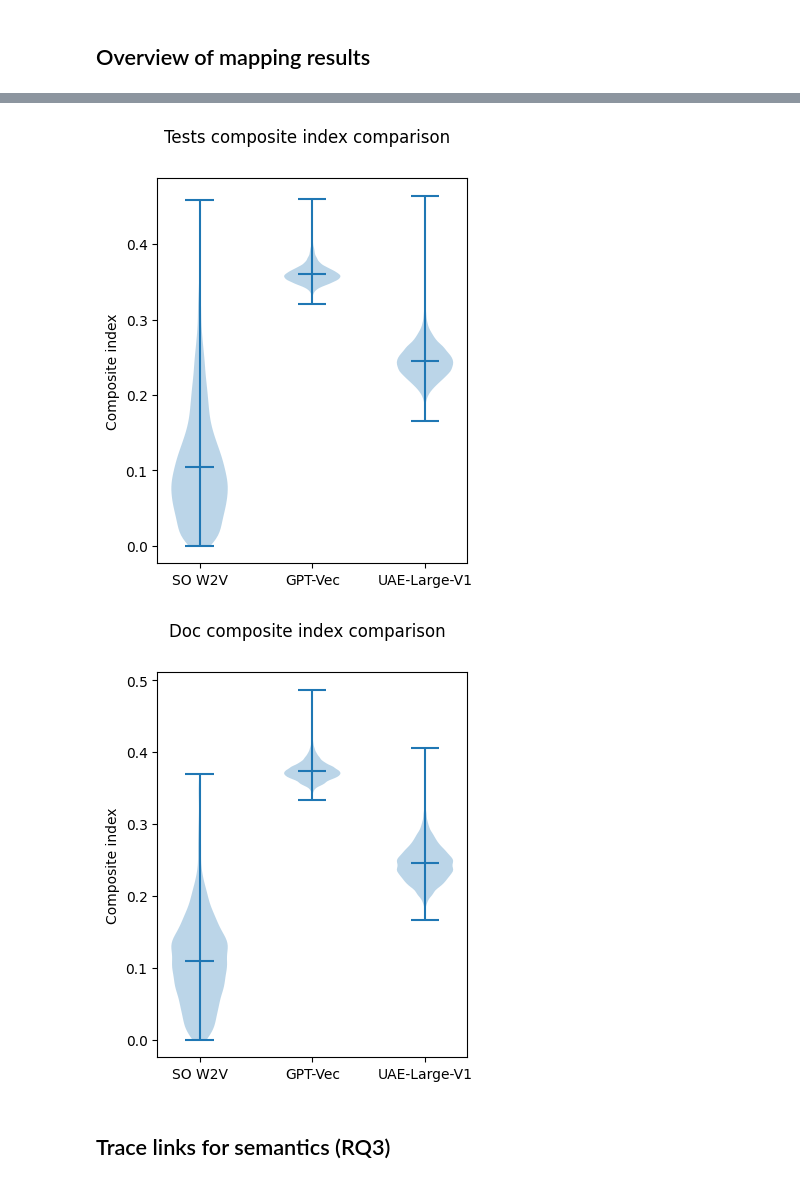
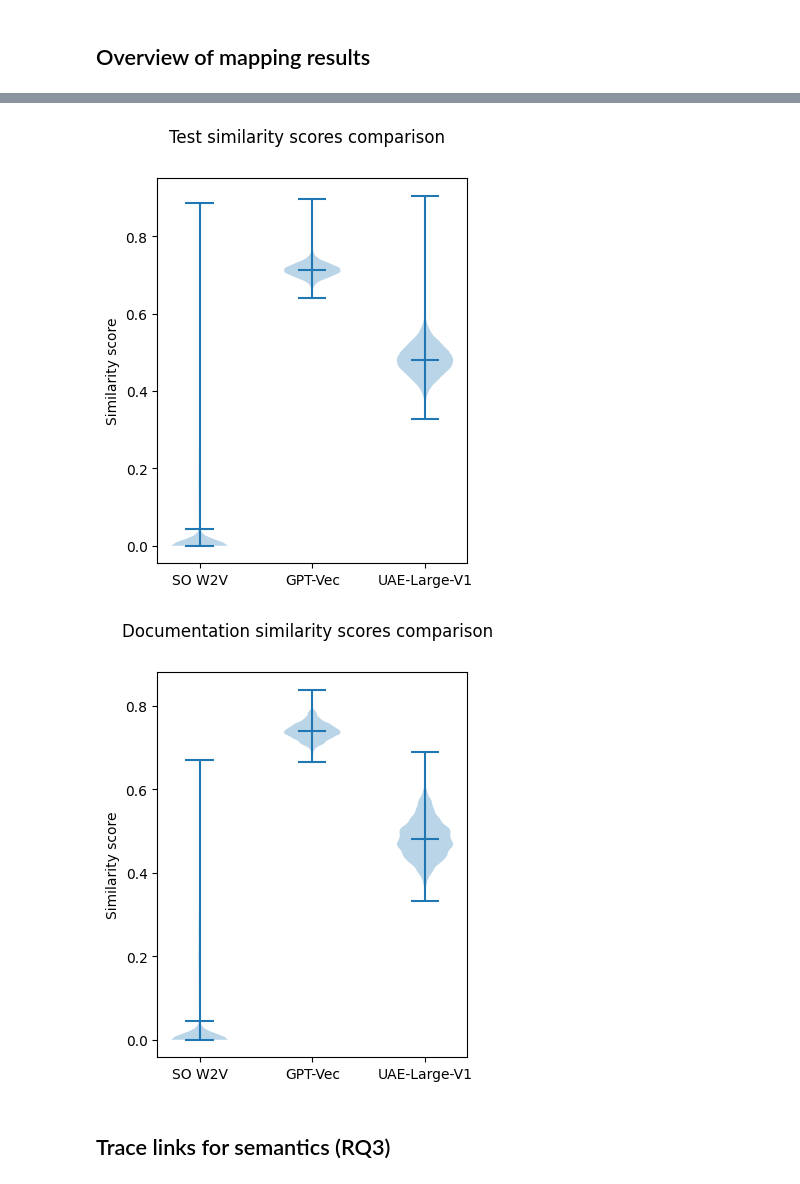
Before and after one commit to zakipauzi/concept-domain-coverage, a Jupyter notebook: 3_mapping.ipynb, the cells around one changed output, grey strips where cells are left out. Saved outputs shown, nothing was run; the diff lists cells and outputs as text; code cells hidden in the pictures.

```diff
--- a/3_mapping.ipynb
+++ b/3_mapping.ipynb
@@ -259,3 +204,12 @@ nested_btm_doc = [btm_sow2v_doc_flat, btm_gpt_doc_flat, btm_angle_doc_flat]
+# %%
+doc_scores = [sow2v_agg_sim_doc_df["sow2v_sim_score"].tolist(), gpt_agg_sim_doc_df["gpt_sim_score"].tolist(), angle_agg_sim_doc_df["angle_sim_score"].tolist()]
+doc_scores = [[ast.literal_eval(x) for x in sublist] for sublist in doc_scores]
+# remove negatives
+doc_scores = [[[x for x in subsublist if x >=0] for subsublist in sublist] for sublist in doc_scores]
+# flatten sublist in list
+doc_scores[0] = [item for sublist in doc_scores[0] for item in sublist]
+doc_scores[1] = [item for sublist in doc_scores[1] for item in sublist]
+doc_scores[2] = [item for sublist in doc_scores[2] for item in sublist]
 # %%
 import matplotlib.pyplot as plt
 
@@ -276,10 +230,10 @@ plt.show()
 # %%
 fig, (ax1) = plt.subplots(1, 1)
-fig.suptitle("Tests composite index comparison")
+fig.suptitle("Test similarity scores comparison")
 
-ax1.violinplot(nested_top_test, positions=range(len(nested_top_test)), showmeans=True)
+ax1.violinplot(test_scores, positions=range(len(test_scores)), showmeans=True)
 # ax1.xlabel("Embedding model")
-ax1.set_ylabel("Composite index")
+ax1.set_ylabel("Similarity score")
 ax1.set_xticks(ticks=[0,1,2], labels=["SO W2V", "GPT-Vec", "UAE-Large-V1"])
 
 fig.set_size_inches(4, 5)
@@ -287,21 +241,21 @@ fig.set_size_inches(4, 5)
 
 plt.show()
 # %% [output]
-[figure, old version]
+[figure, new version]
 # %%
 fig, (ax1) = plt.subplots(1, 1)
-fig.suptitle("Doc composite index comparison")
+fig.suptitle("Documentation similarity scores comparison")
 
-ax1.violinplot(nested_top_doc, positions=range(len(nested_top_doc)), showmeans=True)
+ax1.violinplot(doc_scores, positions=range(len(doc_scores)), showmeans=True)
 # ax1.xlabel("Embedding model")
-ax1.set_ylabel("Composite index")
+ax1.set_ylabel("Similarity score")
 ax1.set_xticks(ticks=[0,1,2], labels=["SO W2V", "GPT-Vec", "UAE-Large-V1"])
 
 fig.set_size_inches(4, 5)
 
 
 plt.show()
 # %% [output]
-[figure, old version]
+[figure, new version]
 # %% [markdown]
 ## Trace links for semantics (RQ3)
```
Also changed, not shown: parts of 33 cells of this notebook, 27 other files.
